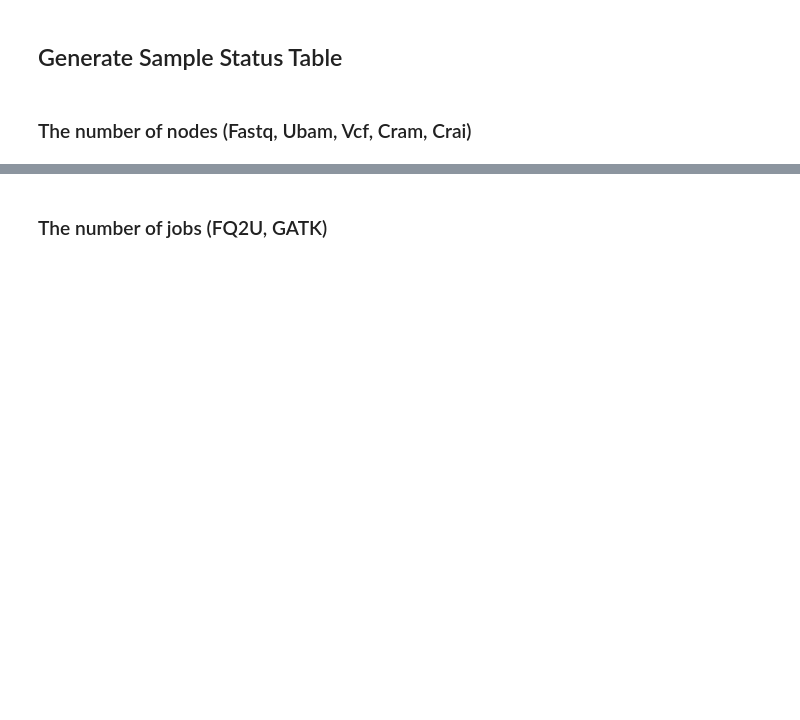
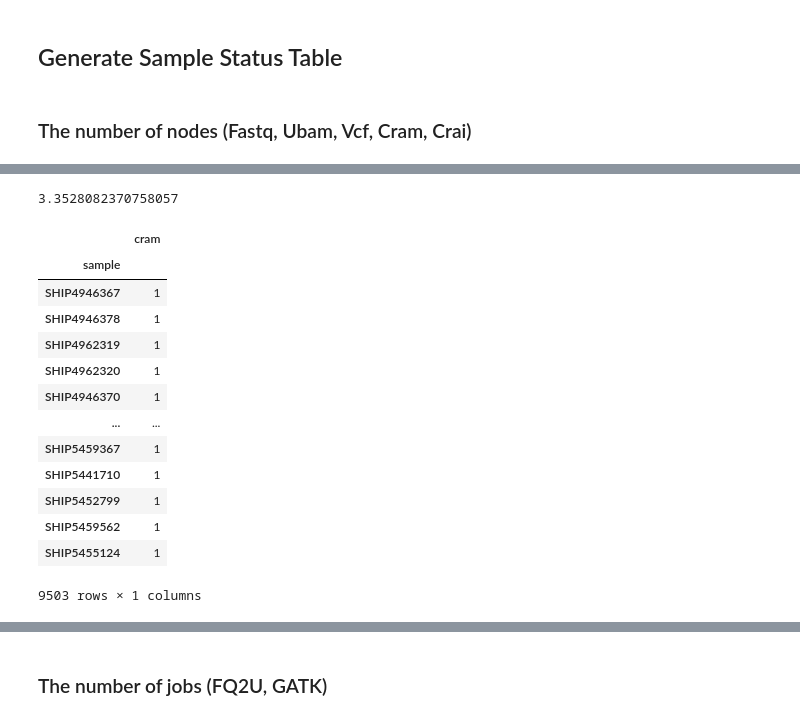
Before and after one commit to va-big-data-genomics/trellis-mvp-analysis, a Jupyter notebook: trellis_mvp_phase3_SampleBasedAnalysis.ipynb, the cells around one changed output, grey strips where cells are left out. Drawn from its saved outputs; the diff is of its cells as text; code cells hidden in the pictures; blank space fills up the shorter version.

```diff
--- a/trellis_mvp_phase3_SampleBasedAnalysis.ipynb
+++ b/trellis_mvp_phase3_SampleBasedAnalysis.ipynb
@@ -167,0 +239,35 @@ print("")
+# %%
+# Count number of Crams per sample
+query = '''
+    MATCH (s:Sample)
+    WHERE NOT s.trellis_snvQa=true OR NOT EXISTS(s.trellis_snvQa)
+    WITH s
+    LIMIT 10000
+    MATCH (s)<-[:GENERATED]-(:Person)-[:HAS_BIOLOGICAL_OME]->(:Genome)-[:HAS_SEQUENCING_READS]->(cm:Cram)
+    RETURN s.sample AS sample,
+           COUNT(cm) AS cram
+'''
+#query = "Match (s:Sample), (cm:Cram) WHERE s.sample = cm.sample RETURN s.sample AS sample, count(cm) AS cram"
+#query = "Match (s:Sample)-[*]->(cm:Cram) RETURN DISTINCT s.sample AS sample, count(distinct cm) AS cram"
+start = time.time()
+num_cram = graph.run(query).to_data_frame()
+end = time.time()
+print(end - start)
+
+num_cram.set_index('sample')
+# %% [output]
+3.3528082370758057
+|  | cram |
+| sample |  |
+| SHIP4946367 | 1 |
+| SHIP4946378 | 1 |
+| SHIP4962319 | 1 |
+| SHIP4962320 | 1 |
+| SHIP4946370 | 1 |
+| ... | ... |
+| SHIP5459367 | 1 |
+| SHIP5441710 | 1 |
+| SHIP5452799 | 1 |
+| SHIP5459562 | 1 |
+| SHIP5455124 | 1 |
+9503 rows × 1 columns
```
Also changed, not shown: parts of 22 cells of this notebook.
